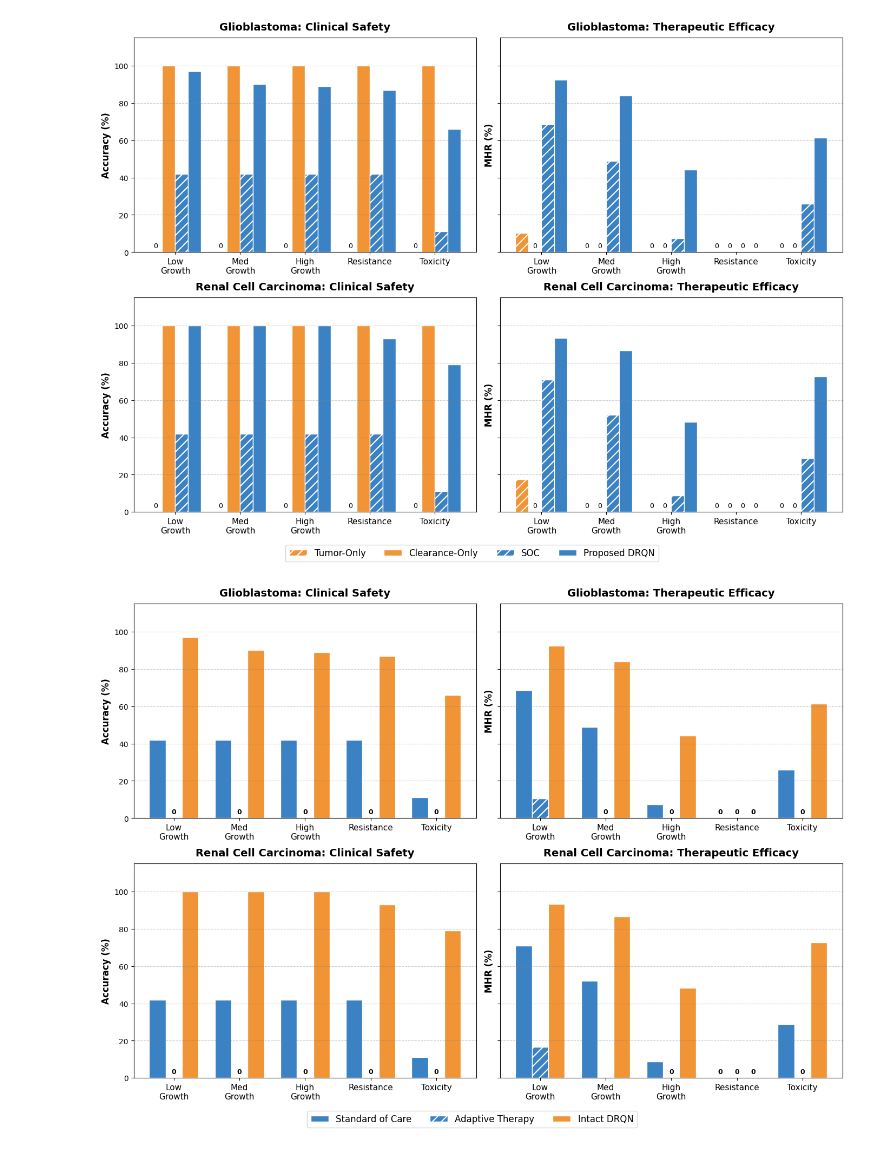
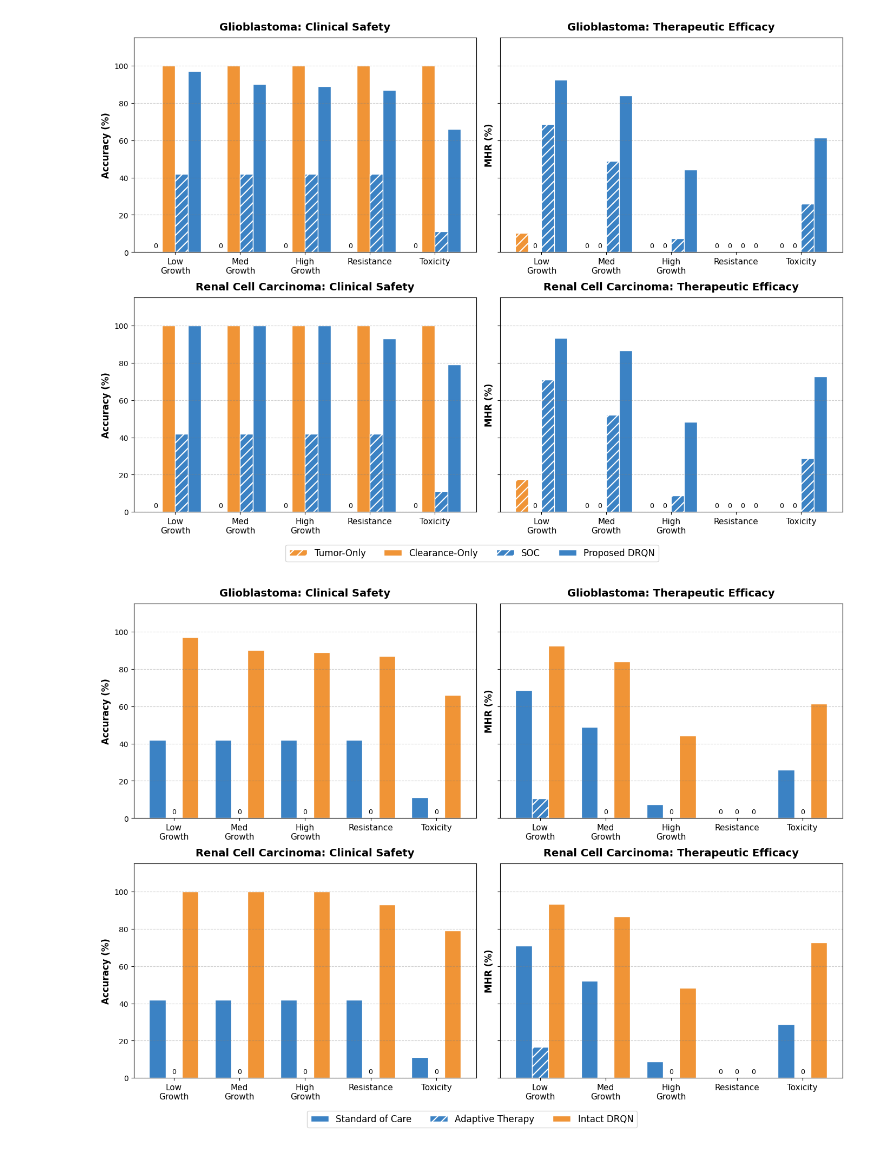
Before and after one commit to Volpi22/Sim_01_Toy_Tests, a Jupyter notebook: Test.ipynb, the cells around one changed output. Drawn from its saved outputs; the diff is of its cells as text; code cells hidden in the pictures.

```diff
--- a/Test.ipynb
+++ b/Test.ipynb
@@ -328,32 +328,32 @@ def plot_grouped_bars(ax, data_dict, title, ylabel):
         for bar, val in zip(bars, values):
             if val == 0.0:
                 ax.text(bar.get_x() + bar.get_width()/2, 1.5, '0',
-                        ha='center', va='bottom', fontsize=9, color='black', fontweight='bold')
+                        ha='center', va='bottom', fontsize=9, color='black')
 
     ax.set_title(title, fontsize=14, fontweight='bold', pad=10)
     ax.set_ylabel(ylabel, fontsize=12, fontweight='bold')
     ax.set_xticks(x)
     ax.set_xticklabels(scenarios, fontsize=11)
     ax.set_ylim(0, 115)
     ax.grid(axis='y', linestyle='--', alpha=0.4, color='gray')
 
 # Top Row: Glioblastoma (Safety vs. Efficacy)
 plot_grouped_bars(axs[0, 0], glio_acc, 'Glioblastoma: Clinical Safety', 'Accuracy (%)')
 plot_grouped_bars(axs[0, 1], glio_mhr, 'Glioblastoma: Therapeutic Efficacy', 'MHR (%)')
 
 # Bottom Row: Renal Cell Carcinoma (Safety vs. Efficacy)
 plot_grouped_bars(axs[1, 0], renal_acc, 'Renal Cell Carcinoma: Clinical Safety', 'Accuracy (%)')
 plot_grouped_bars(axs[1, 1], renal_mhr, 'Renal Cell Carcinoma: Therapeutic Efficacy', 'MHR (%)')
 
 # Add a single unified legend at the bottom (ncol=3 since we have 3 baselines)
 handles, labels = axs[0, 0].get_legend_handles_labels()
 fig.legend(handles, labels, loc='lower center', ncol=3, fontsize=12, bbox_to_anchor=(0.5, -0.02))
 
 plt.tight_layout()
 fig.subplots_adjust(bottom=0.08) # Make room for the legend
 
 os.makedirs("results", exist_ok=True)
 plt.savefig("results/baseline_comparison_grid.pdf", dpi=300, bbox_inches='tight')
 plt.show()
 # %% [output]
-[figure, old version]
+[figure, new version]
```
Also changed, not shown: parts of 1 cell of this notebook, 6 other files.
